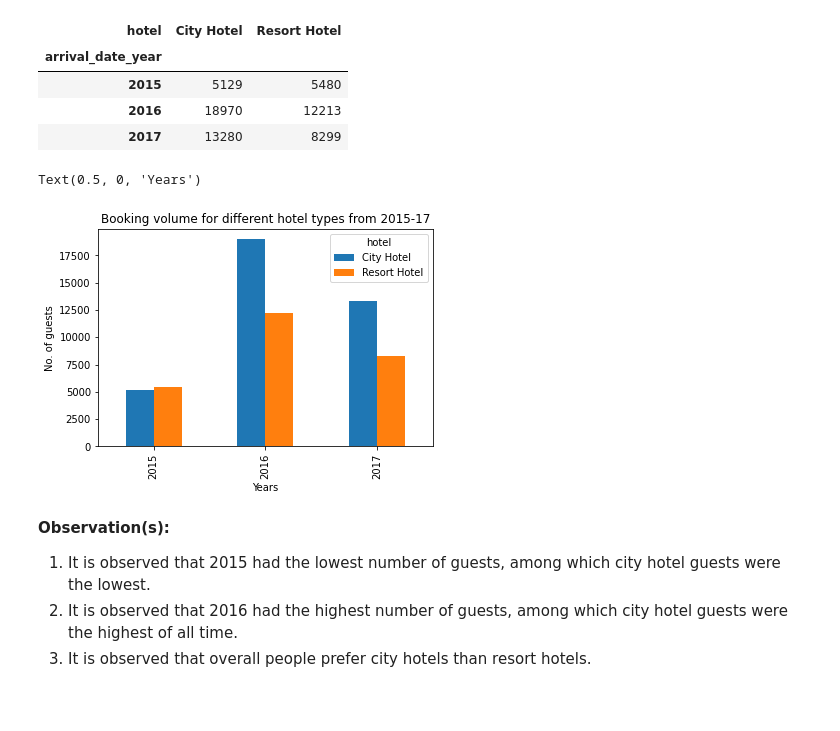
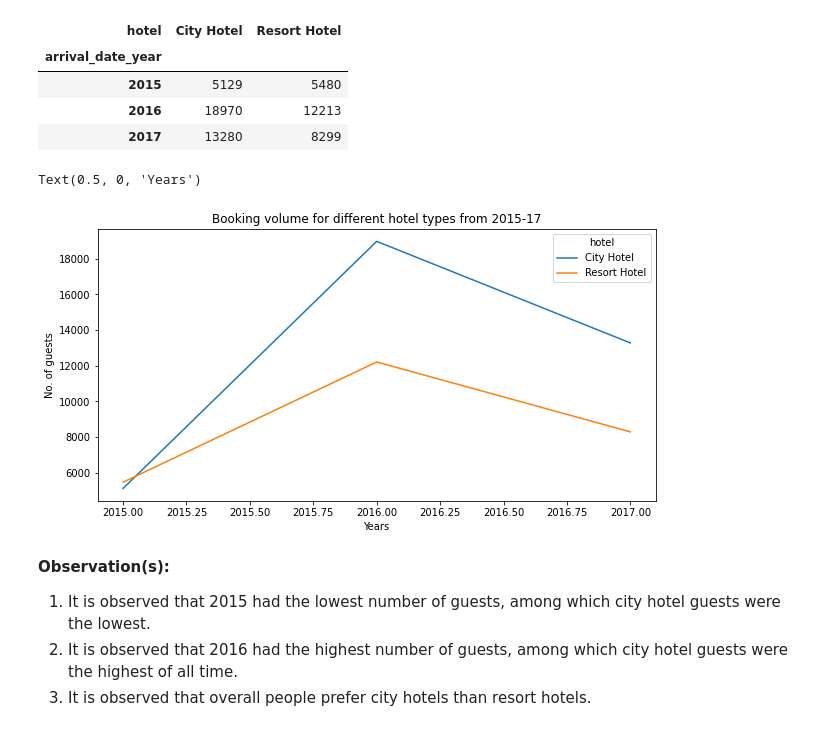
Before and after one commit to shubhro-jyoti/Hotel-Booking-analysis, a Jupyter notebook: Shubhro_Jyoti_Das_Copy_of_Hotel_Booking_Analysis_Capstone_Project.ipynb, the cells around one changed output. Drawn from its saved outputs; the diff is of its cells as text; code cells hidden in the pictures; blank space fills up the shorter version.

```diff
--- a/Shubhro_Jyoti_Das_Copy_of_Hotel_Booking_Analysis_Capstone_Project.ipynb
+++ b/Shubhro_Jyoti_Das_Copy_of_Hotel_Booking_Analysis_Capstone_Project.ipynb
@@ -272,15 +272,15 @@ num_guests_yearly
 | 2016 | 18970 | 12213 |
 | 2017 | 13280 | 8299 |
 # %%
-# plotting bar graph for observing the trend of bookings from 2015-17
-num_guests_yearly.plot(kind='bar')
+# plotting line graph for observing the trend of bookings from 2015-17
+num_guests_yearly.plot()
 plt.rcParams['figure.figsize'] = (20, 10)
 plt.title('Booking volume for different hotel types from 2015-17')
 plt.ylabel('No. of guests')
 plt.xlabel('Years')
 # %% [output]
 Text(0.5, 0, 'Years')
-[figure, old version]
+[figure, new version]
 # %% [markdown]
 **Observation(s):**
 1. It is observed that 2015 had the lowest number of guests, among which city hotel guests were the lowest.
```
Also changed, not shown: parts of 13 cells of this notebook.
